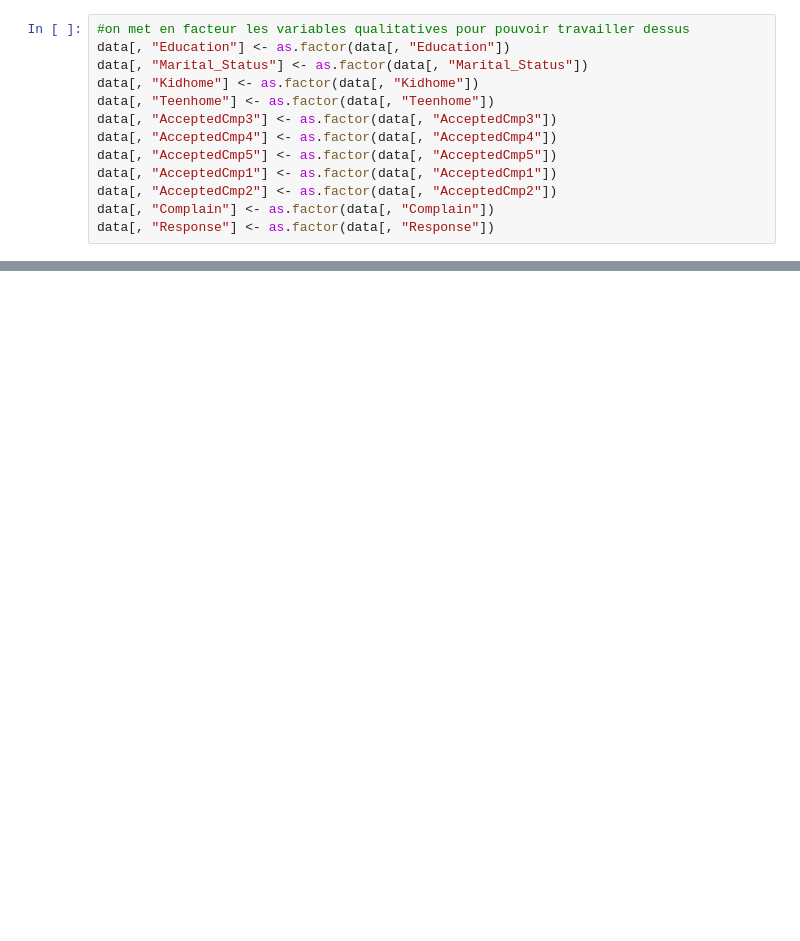
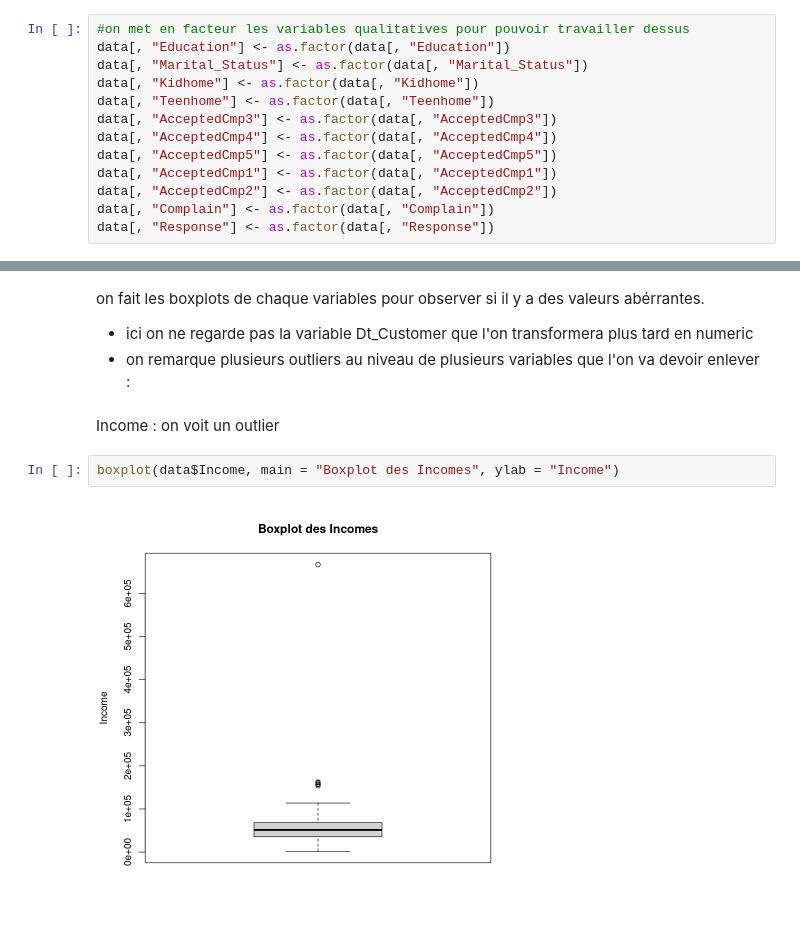
Before and after one commit to Emaglp/Data_Analysis, a Jupyter notebook: EG_R.ipynb, the cells around one changed output, grey strips where cells are left out. Cells and saved outputs as stored; diff of their text form; blank space fills up the shorter version.

```diff
--- a/EG_R.ipynb
+++ b/EG_R.ipynb
@@ -179,0 +197,10 @@ boxplot(data$MntFishProducts)
+# %% [markdown]
+on fait les boxplots de chaque variables pour observer si il y a des valeurs abérrantes.
+- ici on ne regarde pas la variable Dt_Customer que l'on transformera plus tard en numeric
+- on remarque plusieurs outliers au niveau de plusieurs variables que l'on va devoir enlever :
+# %% [markdown]
+Income : on voit un outlier
+# %%
+boxplot(data$Income, main = "Boxplot des Incomes", ylab = "Income")
+# %% [output]
+[figure, added]
```
Also changed, not shown: parts of 23 cells of this notebook.
